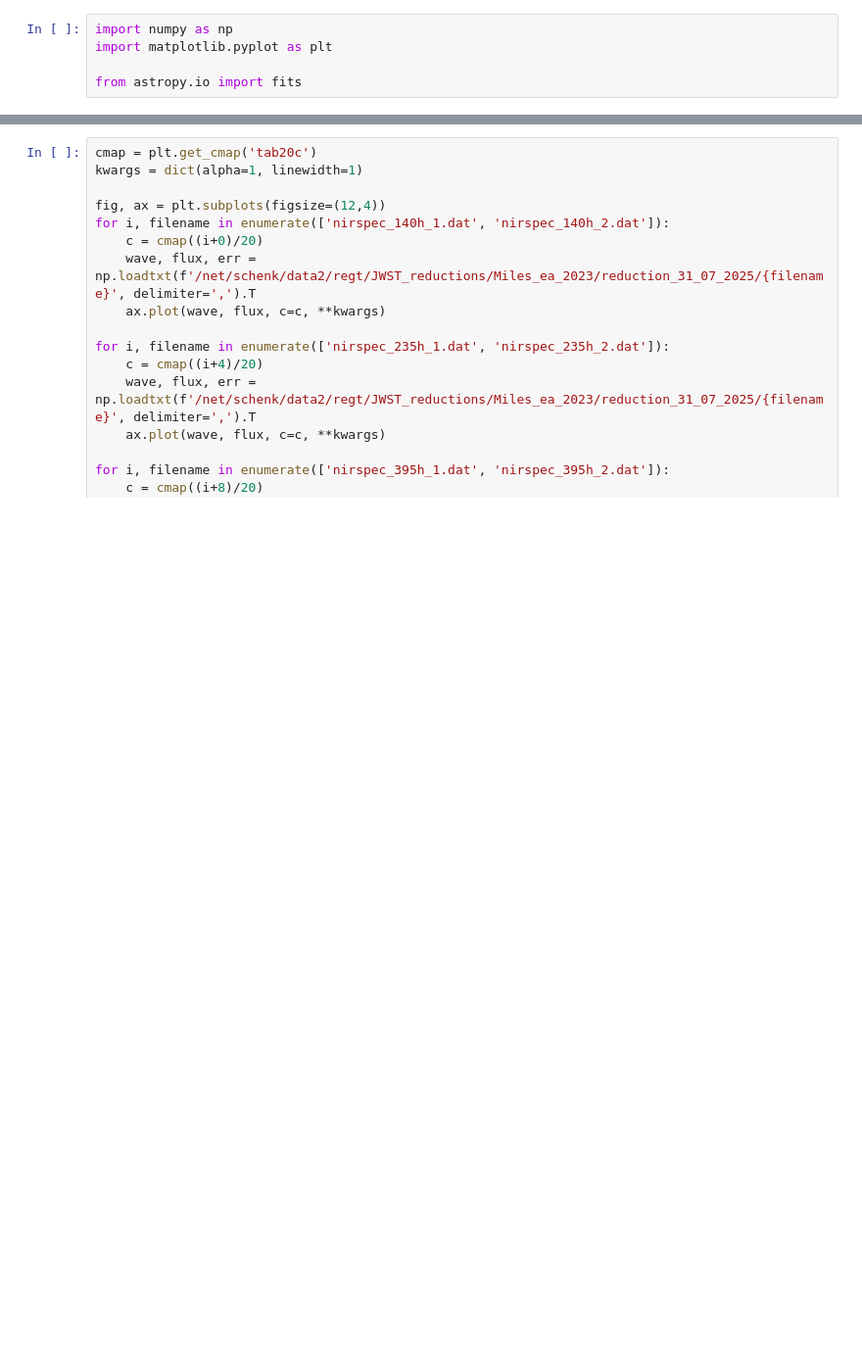
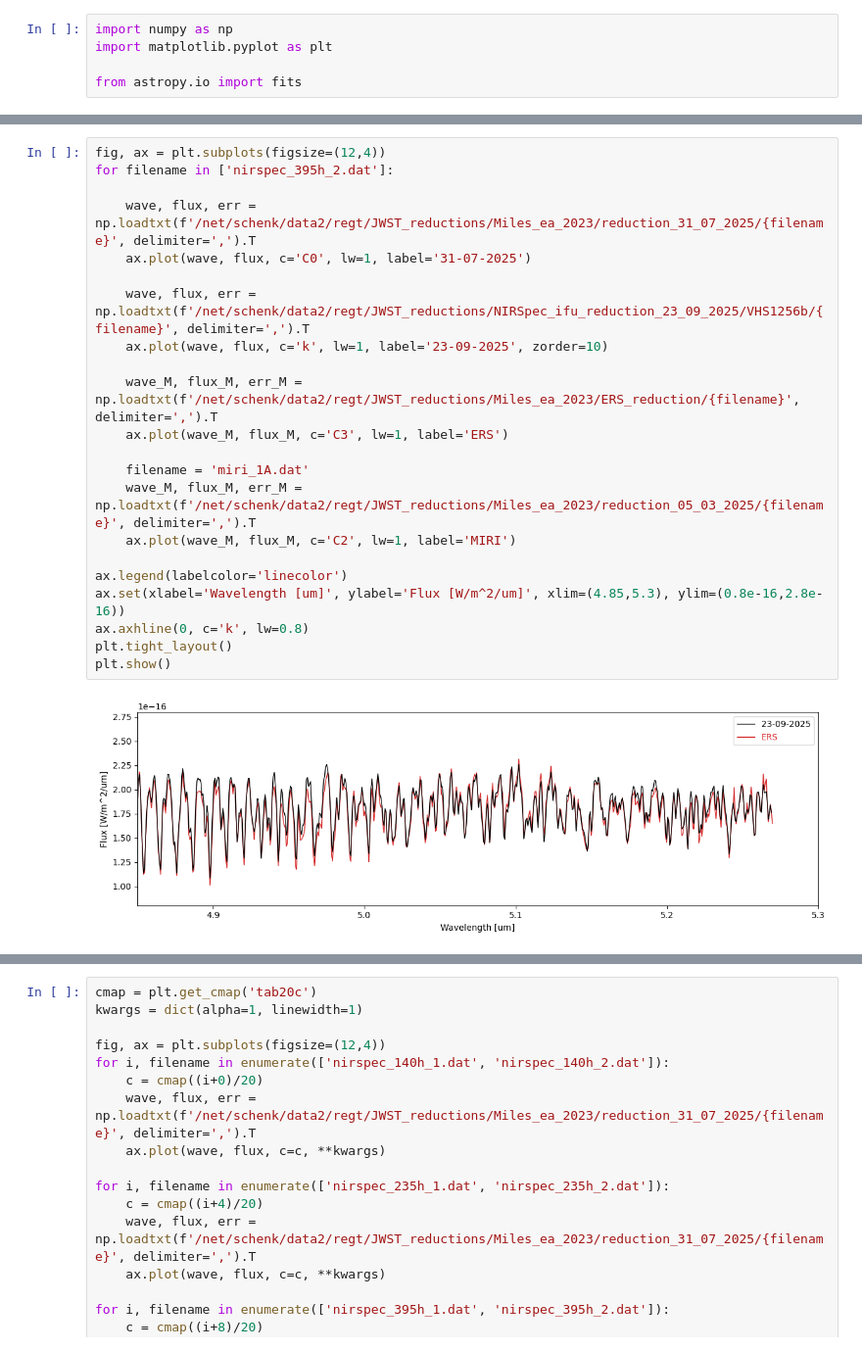
Before and after one commit to samderegt/retrieval_base, a Jupyter notebook: JWST_VHS_1256B/compare_reductions.ipynb, the cells around one changed output, grey strips where cells are left out. Shown at 98% size. Saved outputs shown, nothing was run; the diff lists cells and outputs as text; blank space fills up the shorter version.

```diff
--- a/JWST_VHS_1256B/compare_reductions.ipynb
+++ b/JWST_VHS_1256B/compare_reductions.ipynb
@@ -47,3 +77,27 @@ plt.show()
+# %%
+fig, ax = plt.subplots(figsize=(12,4))
+for filename in ['nirspec_395h_2.dat']:
+
+    wave, flux, err = np.loadtxt(f'/net/schenk/data2/regt/JWST_reductions/Miles_ea_2023/reduction_31_07_2025/{filename}', delimiter=',').T
+    ax.plot(wave, flux, c='C0', lw=1, label='31-07-2025')
+
+    wave, flux, err = np.loadtxt(f'/net/schenk/data2/regt/JWST_reductions/NIRSpec_ifu_reduction_23_09_2025/VHS1256b/{filename}', delimiter=',').T
+    ax.plot(wave, flux, c='k', lw=1, label='23-09-2025', zorder=10)
+
+    wave_M, flux_M, err_M = np.loadtxt(f'/net/schenk/data2/regt/JWST_reductions/Miles_ea_2023/ERS_reduction/{filename}', delimiter=',').T
+    ax.plot(wave_M, flux_M, c='C3', lw=1, label='ERS')
+
+    filename = 'miri_1A.dat'
+    wave_M, flux_M, err_M = np.loadtxt(f'/net/schenk/data2/regt/JWST_reductions/Miles_ea_2023/reduction_05_03_2025/{filename}', delimiter=',').T
+    ax.plot(wave_M, flux_M, c='C2', lw=1, label='MIRI')
+
+ax.legend(labelcolor='linecolor')
+ax.set(xlabel='Wavelength [um]', ylabel='Flux [W/m^2/um]', xlim=(4.85,5.3), ylim=(0.8e-16,2.8e-16))
+ax.axhline(0, c='k', lw=0.8)
+plt.tight_layout()
+plt.show()
+# %% [output]
+[figure, added]
 # %%
 
 fig, ax = plt.subplots(figsize=(12,4))
```
Also changed, not shown: parts of 2 cells of this notebook, 18 other files.
